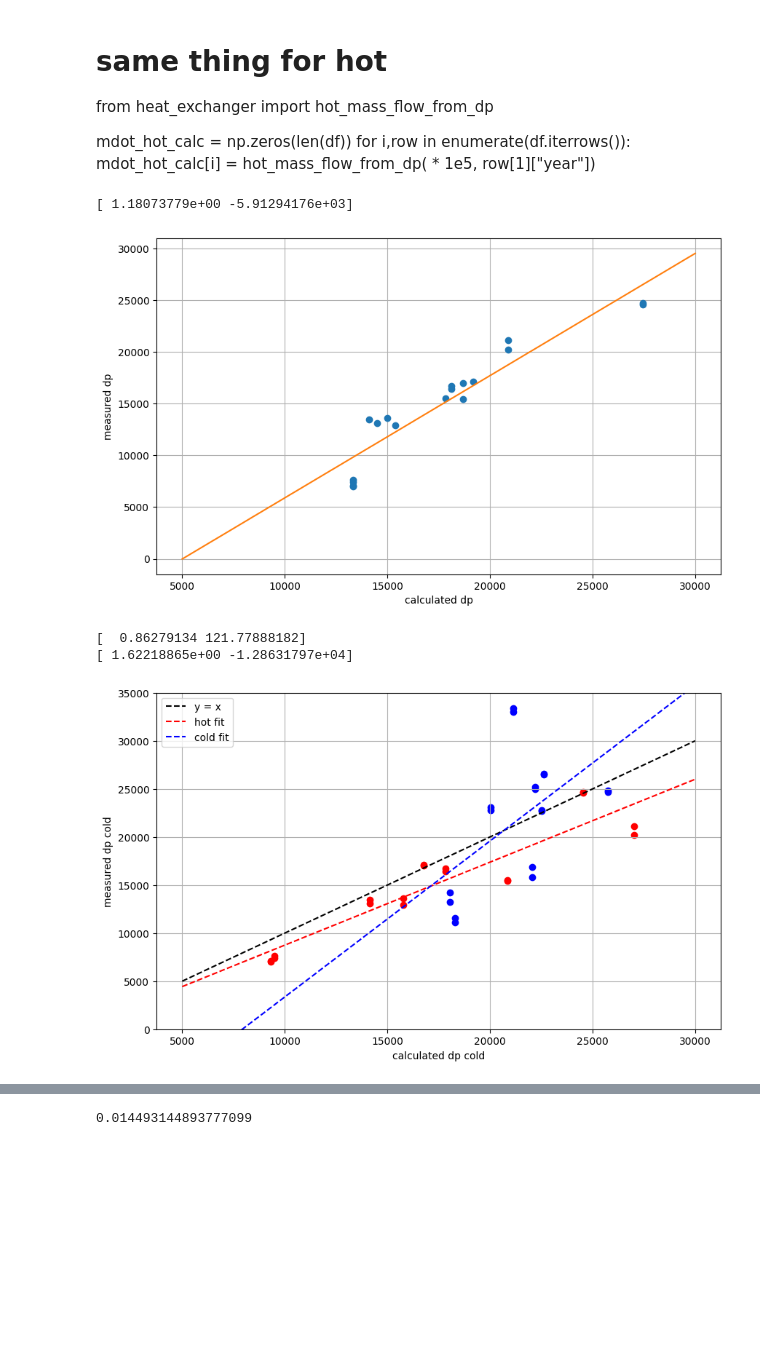
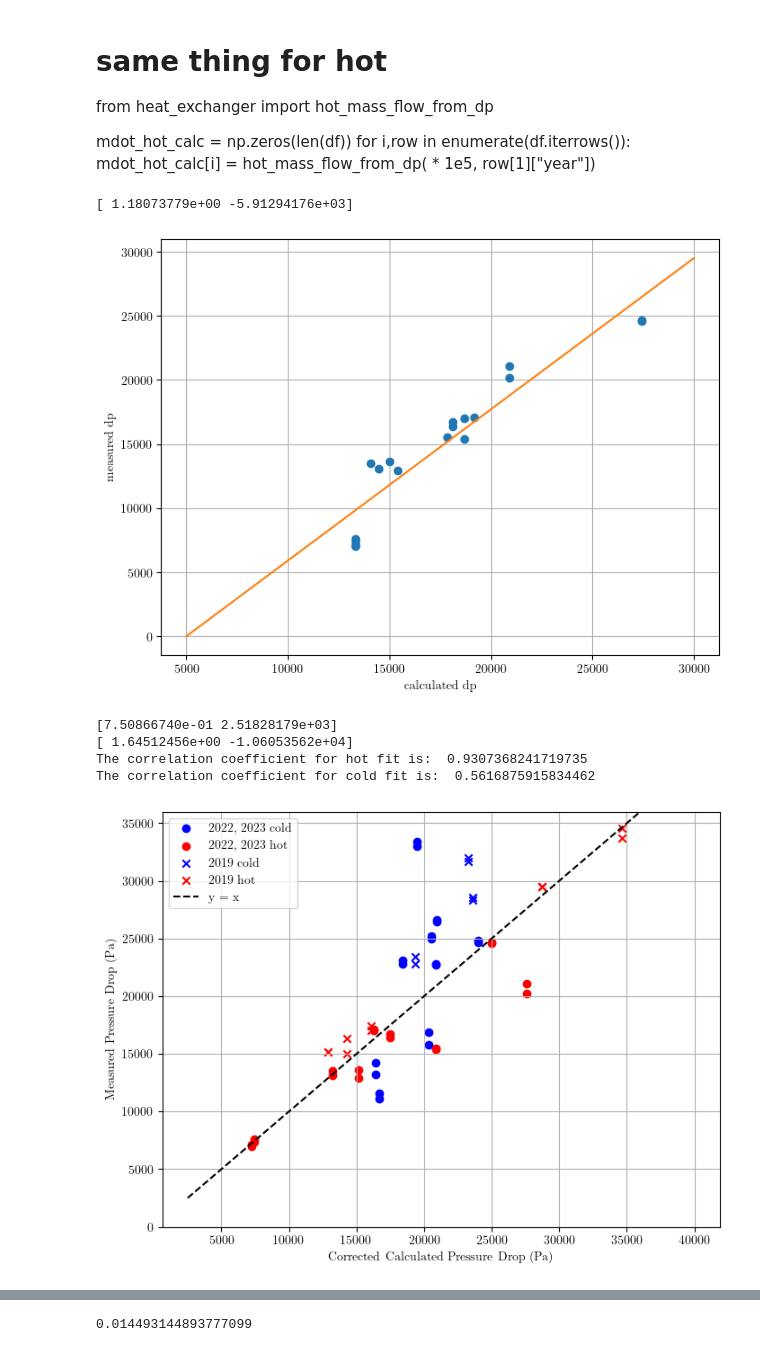
Before and after one commit to lpender3672/shell_tube_heat_exchanger, a Jupyter notebook: src/analysis.ipynb, the cells around one changed output, grey strips where cells are left out. Saved outputs shown, nothing was run; the diff lists cells and outputs as text; code cells hidden in the pictures; blank space fills up the shorter version.

```diff
--- a/src/analysis.ipynb
+++ b/src/analysis.ipynb
@@ -8,7 +8,10 @@ import numpy as np
 import matplotlib.pyplot as plt
 
 # increase figure size
-plt.rcParams["figure.figsize"] = (10, 6)
+plt.rcParams["figure.figsize"] = (8, 6)
+plt.rcParams["text.usetex"] = True
+plt.rcParams["font.family"] = "serif"
+plt.rcParams['figure.facecolor'] = 'white'
 # %%
 
 # read GA3_previous_desgins.csv
@@ -194,7 +214,7 @@ plt.ylabel("measured dp")
 plt.grid()
 # %% [output]
 [ 1.18073779e+00 -5.91294176e+03]
-[figure, old version]
+[figure, new version]
 # %%
 dp_colds = np.zeros(len(df))
 dp_hots = np.zeros(len(df))
@@ -236,35 +294,42 @@ for i, row in enumerate(df.iterrows()):
 # %%
 
 # plot
 
 plt.figure()
-plt.scatter(dp_colds, measured_cold_dp, c='blue')
-plt.scatter(dp_hots, measured_dp_hot, c='red')
+plt.scatter(dp_colds, measured_cold_dp, c='blue', marker = 'o', label = "2022, 2023 cold")
+plt.scatter(dp_hots, measured_dp_hot, c='red', marker = 'o',  label = "2022, 2023 hot")
+
+plt.scatter(udp_colds, udf[" DP_meas1"] * 1e5, c='blue', marker = 'x', label = "2019 cold")
+plt.scatter(udp_hots, udf["  DP_meas2"] * 1e5, c='red', marker = 'x', label = "2019 hot")
 
 hot_lin_fit = np.polyfit(dp_hots, measured_dp_hot, 1)
 hot_lin_fit_f  = np.poly1d(hot_lin_fit)
 cold_lin_fit = np.polyfit(dp_colds, measured_cold_dp, 1)
 cold_lin_fit_f = np.poly1d(cold_lin_fit)
 
 print(hot_lin_fit)
 print(cold_lin_fit)
 
-x = np.linspace(5e3, 3e4, 100)
+x = np.linspace(2.5e3, 4e4, 100)
 
 plt.plot(x, x, 'k--', label = "y = x")
-plt.plot(x, hot_lin_fit_f(x), 'r--', label = "hot fit")
-plt.plot(x, cold_lin_fit_f(x), 'b--', label = "cold fit")
-plt.xlabel("calculated dp cold")
-plt.ylabel("measured dp cold")
+#plt.plot(x, hot_lin_fit_f(x), 'r--', label = f"y = {hot_lin_fit[0]:.2f}x + {hot_lin_fit[1]:.2f}")
+print("The correlation coefficient for hot fit is: ", np.corrcoef(dp_hots, measured_dp_hot)[0,1])
+#plt.plot(x, cold_lin_fit_f(x), 'b--', label = f"y = {cold_lin_fit[0]:.2f}x + {cold_lin_fit[1]:.2f}")
+print("The correlation coefficient for cold fit is: ", np.corrcoef(dp_colds, measured_cold_dp)[0,1])
+plt.xlabel("Corrected Calculated Pressure Drop (Pa)")
+plt.ylabel("Measured Pressure Drop (Pa)")
 
-plt.ylim(0, 3.5e4)
+plt.ylim(0, 3.6e4)
 plt.grid()
 plt.legend()
-plt.savefig("dp_calc_vs_meas.png")
+plt.savefig("dp_calc_vs_meas.png", dpi = 300)
 # %% [output]
-[  0.86279134 121.77888182]
-[ 1.62218865e+00 -1.28631797e+04]
+[7.50866740e-01 2.51828179e+03]
+[ 1.64512456e+00 -1.06053562e+04]
+The correlation coefficient for hot fit is:  0.9307368241719735
+The correlation coefficient for cold fit is:  0.5616875915834462
-[figure, old version]
+[figure, new version]
 # %%
 from heat_exchanger import logmeanT
 
```
Also changed, not shown: parts of 5 cells of this notebook, 1 other file.
